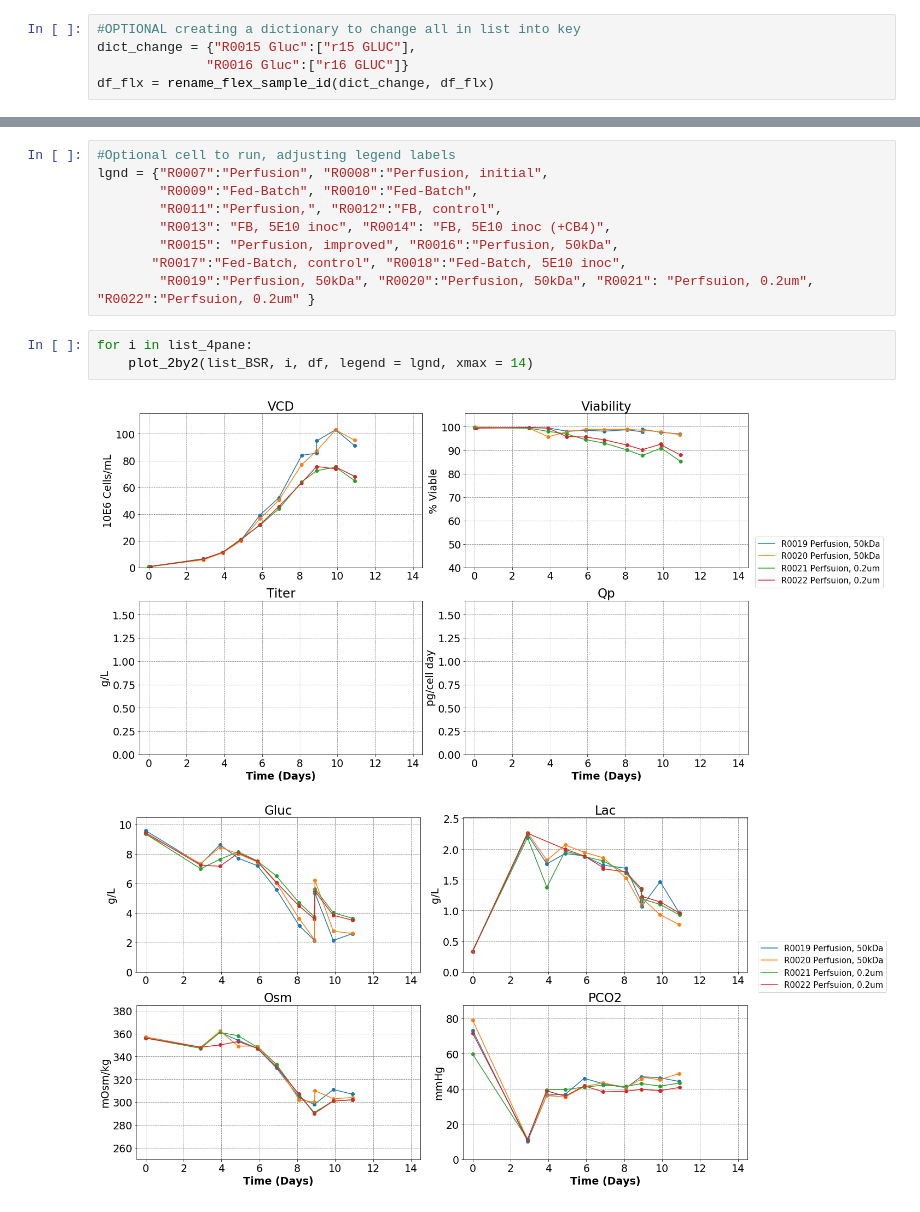
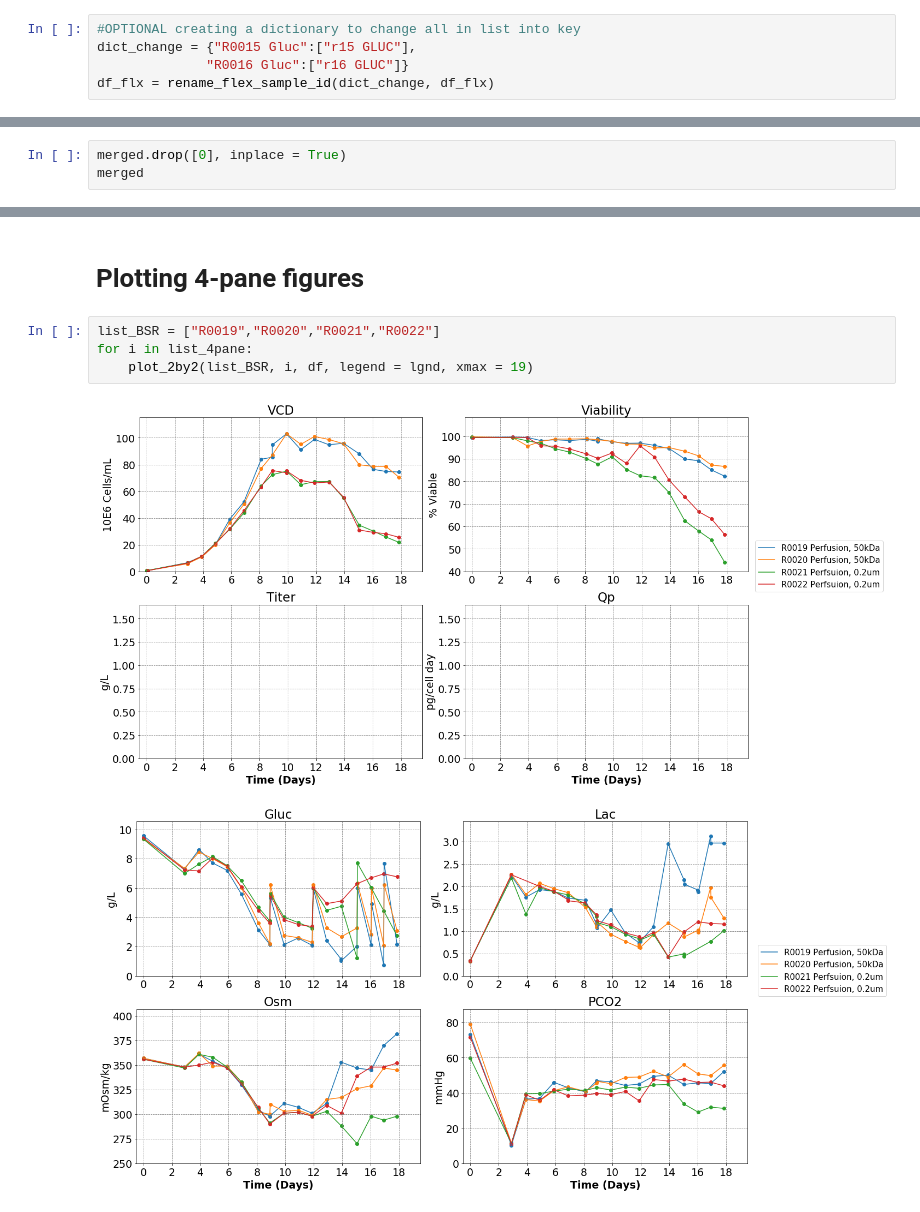
Before and after one commit to keefeseag000/Bioanalysis, a Jupyter notebook: bioreactor_results/Implementing BSRmerge.ipynb, the cells around one changed output, grey strips where cells are left out. Saved outputs shown, nothing was run; the diff lists cells and outputs as text.

```diff
--- a/bioreactor_results/Implementing BSRmerge.ipynb
+++ b/bioreactor_results/Implementing BSRmerge.ipynb
@@ -83,0 +73,3 @@ C:\Users\agilman\Desktop\Repositories\Bioanalysis\bioreactor_results
+# %%
+merged.drop([0], inplace = True)
+merged
@@ -113,15 +80,9 @@ for i in clms_list:
-# %%
-#Optional cell to run, adjusting legend labels
-lgnd = {"R0007":"Perfusion", "R0008":"Perfusion, initial",
-        "R0009":"Fed-Batch", "R0010":"Fed-Batch",
-        "R0011":"Perfusion,", "R0012":"FB, control",
-        "R0013": "FB, 5E10 inoc", "R0014": "FB, 5E10 inoc (+CB4)",
-        "R0015": "Perfusion, improved", "R0016":"Perfusion, 50kDa",
-       "R0017":"Fed-Batch, control", "R0018":"Fed-Batch, 5E10 inoc",
-        "R0019":"Perfusion, 50kDa", "R0020":"Perfusion, 50kDa", "R0021": "Perfsuion, 0.2um", "R0022":"Perfsuion, 0.2um" }
+# %% [markdown]
+# Plotting 4-pane figures
 # %%
+list_BSR = ["R0019","R0020","R0021","R0022"]
 for i in list_4pane:
-    plot_2by2(list_BSR, i, df, legend = lgnd, xmax = 14)
+    plot_2by2(list_BSR, i, df, legend = lgnd, xmax = 19)
 # %% [output]
-[figure, old version]
+[figure, new version]
-[figure, old version]
+[figure, new version]
```
Also changed, not shown: parts of 18 cells of this notebook, 2 other files.
